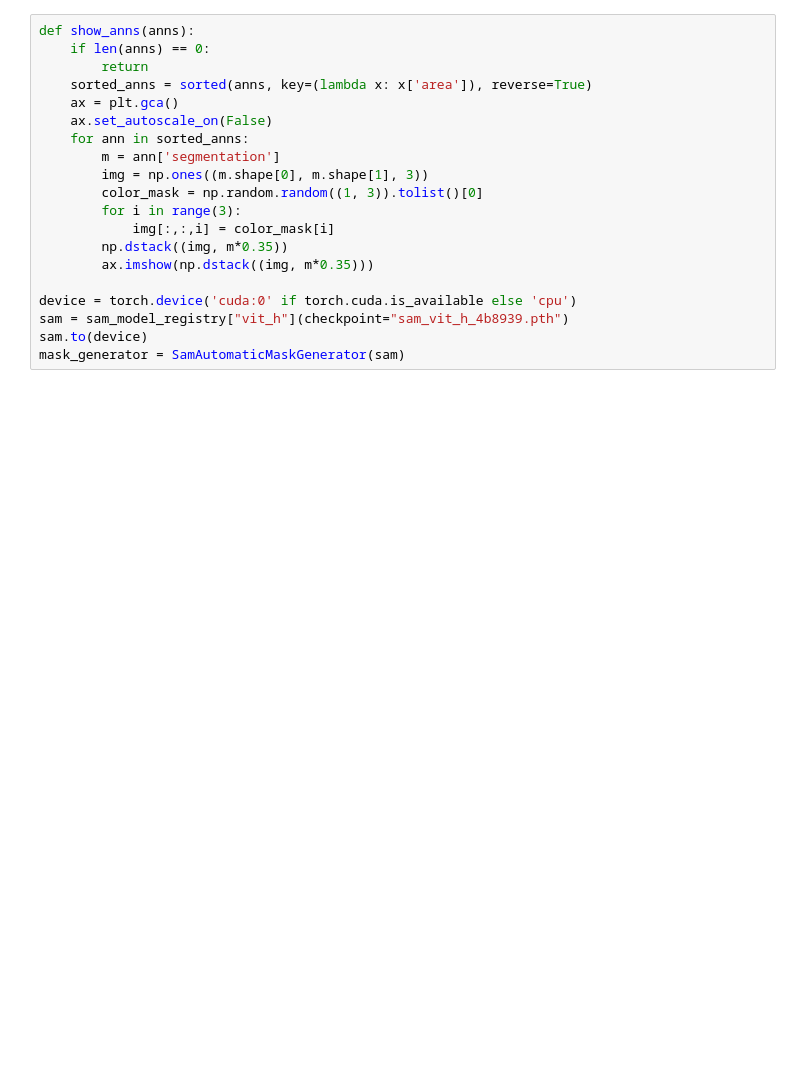
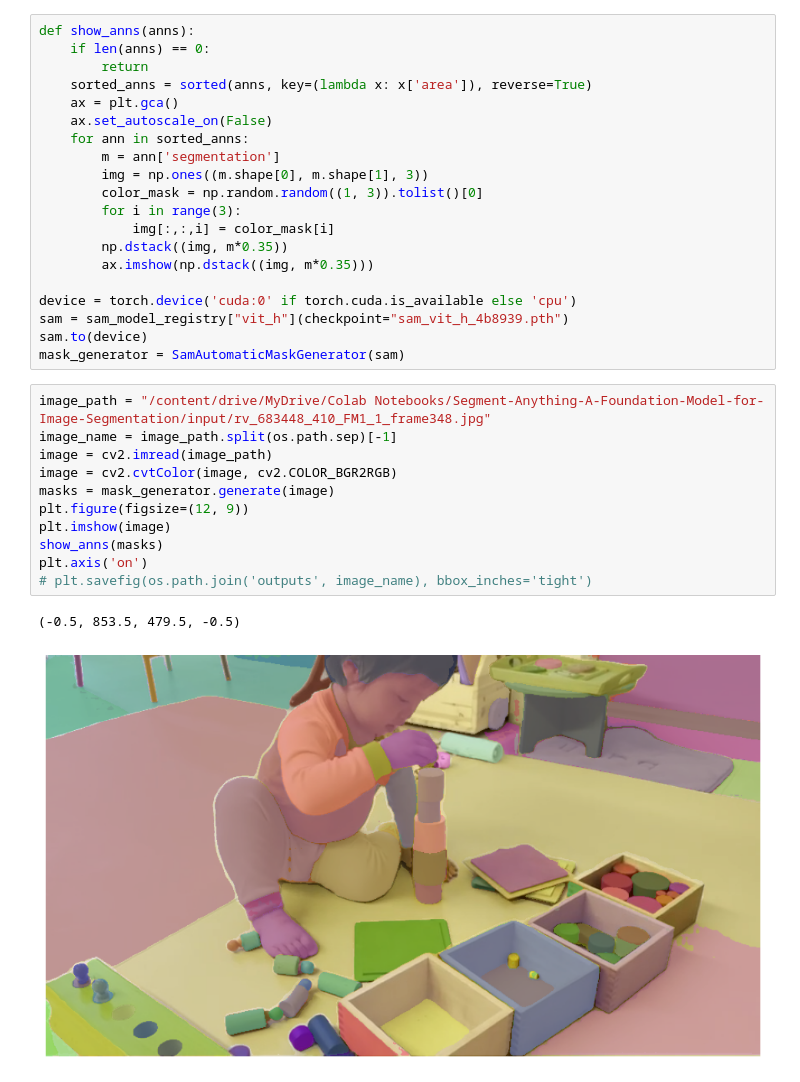
Before and after one commit to kim-jeonghyun/advanced_detection_segmentation_model, a Jupyter notebook: segment_anything_inference_practice.ipynb, the cells around one changed output. Drawn from its saved outputs; the diff is of its cells as text; blank space fills up the shorter version.

Commit message:
Colaboratory를 통해 생성됨

```diff
--- a/segment_anything_inference_practice.ipynb
+++ b/segment_anything_inference_practice.ipynb
@@ -210,3 +213,17 @@ device = torch.device('cuda:0' if torch.cuda.is_available else 'cpu')
 sam = sam_model_registry["vit_h"](checkpoint="sam_vit_h_4b8939.pth")
 sam.to(device)
 mask_generator = SamAutomaticMaskGenerator(sam)
+# %%
+image_path = "/content/drive/MyDrive/Colab Notebooks/Segment-Anything-A-Foundation-Model-for-Image-Segmentation/input/rv_683448_410_FM1_1_frame348.jpg"
+image_name = image_path.split(os.path.sep)[-1]
+image = cv2.imread(image_path)
+image = cv2.cvtColor(image, cv2.COLOR_BGR2RGB)
+masks = mask_generator.generate(image)
+plt.figure(figsize=(12, 9))
+plt.imshow(image)
+show_anns(masks)
+plt.axis('on')
+# plt.savefig(os.path.join('outputs', image_name), bbox_inches='tight')
+# %% [output]
+(-0.5, 853.5, 479.5, -0.5)
+[figure, added]
```
Also changed, not shown: parts of 12 cells of this notebook.
